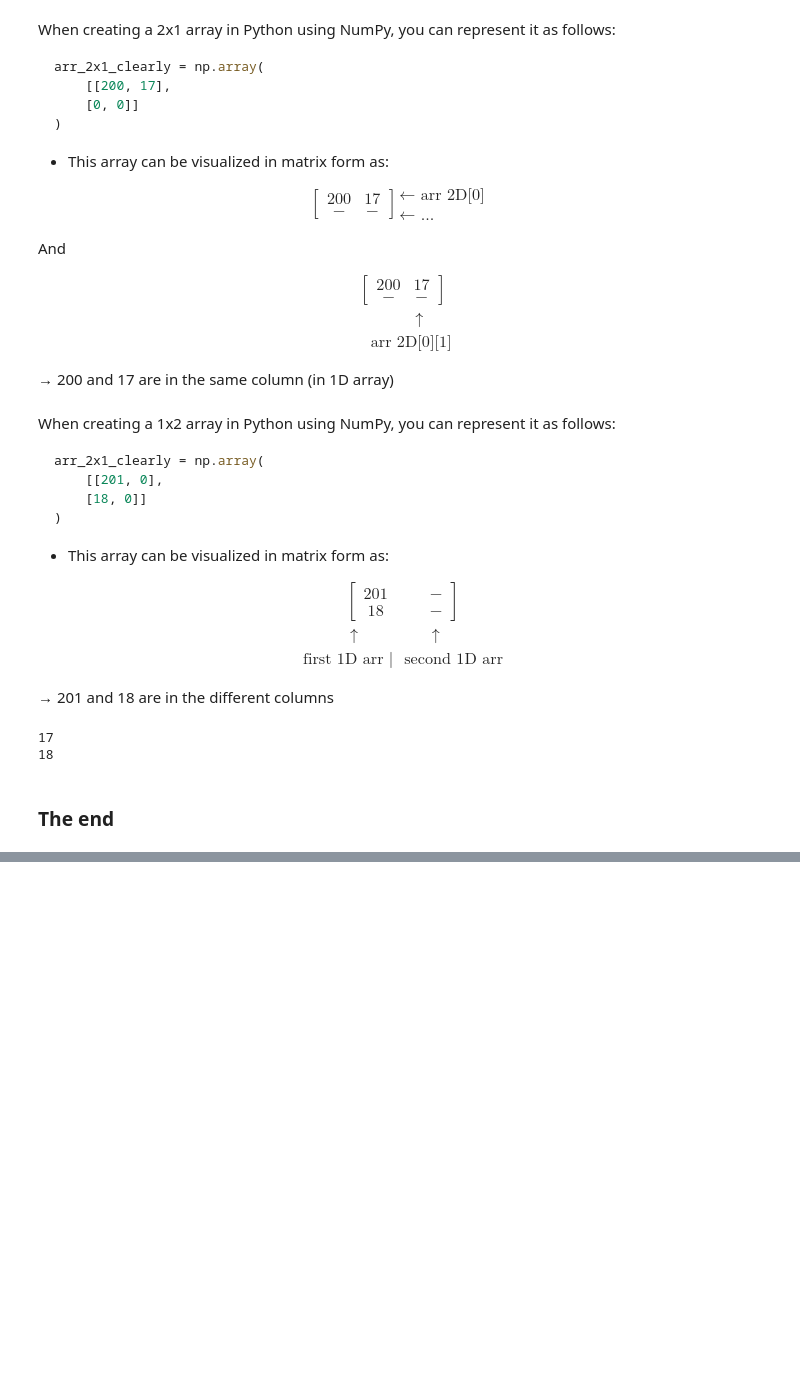
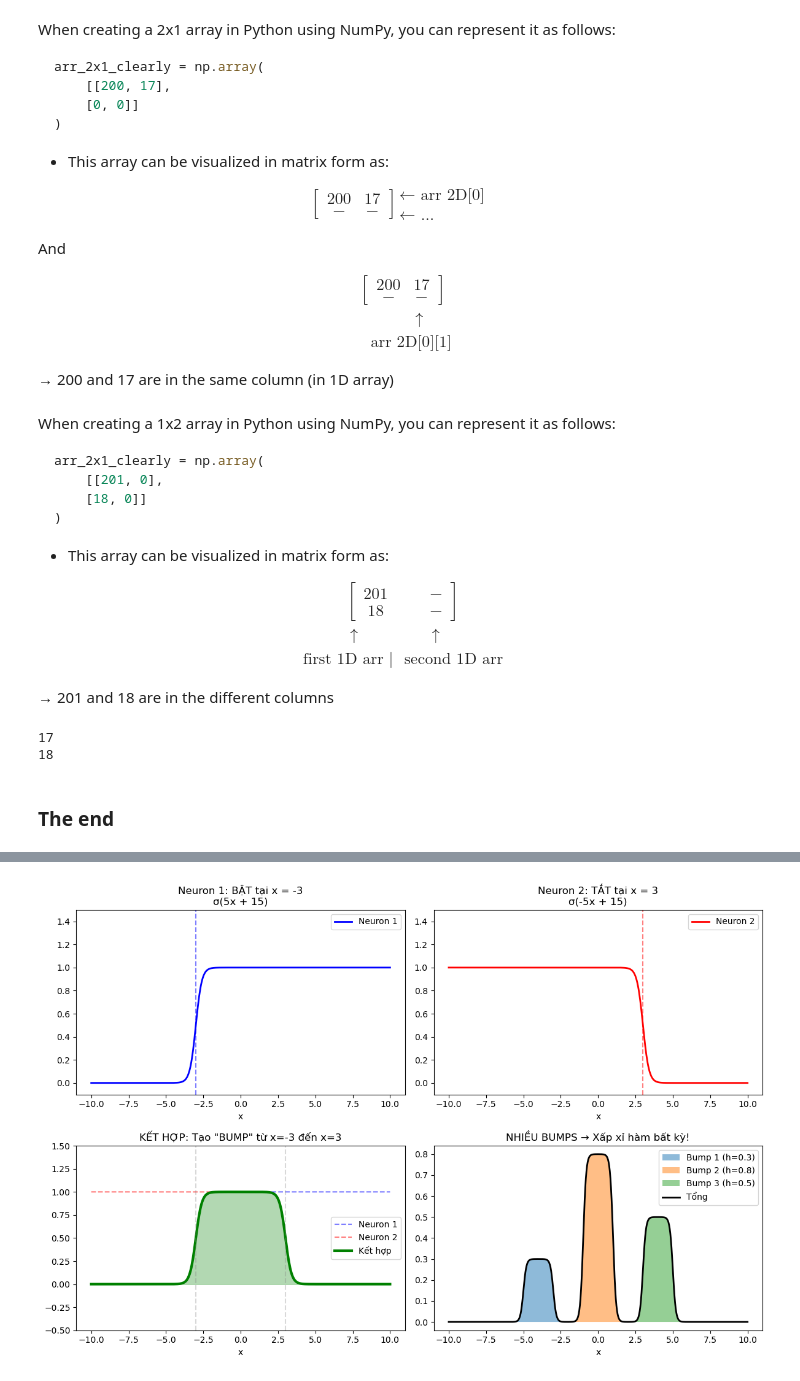
Before and after one commit to doduyquy/SGU_2025_ML_Fundamentals, a Jupyter notebook: testing.ipynb, the cells around one changed output, grey strips where cells are left out. Saved outputs shown, nothing was run; the diff lists cells and outputs as text; code cells hidden in the pictures; blank space fills up the shorter version.

```diff
--- a/testing.ipynb
+++ b/testing.ipynb
@@ -84,0 +189,79 @@ print(arr_1x2[1][0])    # in the second row, get the value at first column
+# %%
+# ============================================================
+# PHẦN 2: HAI NEURONS TẠO RA "BUMP" (HÌNH CHỮ NHẬT)
+# ============================================================
+
+x = np.linspace(-10, 10, 500)
+
+fig, axes = plt.subplots(2, 2, figsize=(12, 8))
+
+# Neuron 1: Bật tại x = -3 (sigmoid đi lên)
+w1, b1 = 5, 15  # sigmoid(5x + 15) → tâm tại x = -3
+neuron1 = sigmoid(w1 * x + b1)
+
+# Neuron 2: Tắt tại x = 3 (sigmoid đi xuống = 1 - sigmoid đi lên)
+w2, b2 = -5, 15  # sigmoid(-5x + 15) → tâm tại x = 3
+neuron2 = sigmoid(w2 * x + b2)
+
+# Vẽ từng neuron
+axes[0, 0].plot(x, neuron1, 'b-', linewidth=2, label='Neuron 1')
+axes[0, 0].axvline(x=-3, color='blue', linestyle='--', alpha=0.5)
+axes[0, 0].set_title('Neuron 1: BẬT tại x = -3\nσ(5x + 15)')
+axes[0, 0].set_xlabel('x')
+axes[0, 0].legend()
+axes[0, 0].set_ylim(-0.1, 1.5)
+
+axes[0, 1].plot(x, neuron2, 'r-', linewidth=2, label='Neuron 2')
+axes[0, 1].axvline(x=3, color='red', linestyle='--', alpha=0.5)
+axes[0, 1].set_title('Neuron 2: TẮT tại x = 3\nσ(-5x + 15)')
+axes[0, 1].set_xlabel('x')
+axes[0, 1].legend()
+axes[0, 1].set_ylim(-0.1, 1.5)
+
+# Kết hợp 2 neurons
+bump = neuron1 + neuron2 - 1  # Trừ 1 để normalize
+axes[1, 0].plot(x, neuron1, 'b--', alpha=0.5, label='Neuron 1')
+axes[1, 0].plot(x, neuron2, 'r--', alpha=0.5, label='Neuron 2')
+axes[1, 0].plot(x, bump, 'g-', linewidth=3, label='Kết hợp')
+axes[1, 0].axvline(x=-3, color='gray', linestyle='--', alpha=0.3)
+axes[1, 0].axvline(x=3, color='gray', linestyle='--', alpha=0.3)
+axes[1, 0].fill_between(x, 0, np.maximum(bump, 0), alpha=0.3, color='green')
+axes[1, 0].set_title('KẾT HỢP: Tạo "BUMP" từ x=-3 đến x=3')
+axes[1, 0].set_xlabel('x')
+axes[1, 0].legend()
+axes[1, 0].set_ylim(-0.5, 1.5)
+
+# Nhiều bumps với chiều cao khác nhau
+bump1 = 0.3 * (sigmoid(10*(x+5)) + sigmoid(-10*(x+3)) - 1)
+bump2 = 0.8 * (sigmoid(10*(x+1)) + sigmoid(-10*(x-1)) - 1)
+bump3 = 0.5 * (sigmoid(10*(x-3)) + sigmoid(-10*(x-5)) - 1)
+combined = np.maximum(bump1, 0) + np.maximum(bump2, 0) + np.maximum(bump3, 0)
+
+axes[1, 1].fill_between(x, 0, np.maximum(bump1, 0), alpha=0.5, label='Bump 1 (h=0.3)')
+axes[1, 1].fill_between(x, 0, np.maximum(bump2, 0), alpha=0.5, label='Bump 2 (h=0.8)')
+axes[1, 1].fill_between(x, 0, np.maximum(bump3, 0), alpha=0.5, label='Bump 3 (h=0.5)')
+axes[1, 1].plot(x, combined, 'k-', linewidth=2, label='Tổng')
+axes[1, 1].set_title('NHIỀU BUMPS → Xấp xỉ hàm bất kỳ!')
+axes[1, 1].set_xlabel('x')
+axes[1, 1].legend()
+
+plt.tight_layout()
+plt.show()
+
+print("""
+┌─────────────────────────────────────────────────────────────┐
+│                    NGUYÊN LÝ CƠ BẢN                         │
+├─────────────────────────────────────────────────────────────┤
+│                                                             │
+│  2 neurons → 1 bump (hình chữ nhật)                        │
+│  4 neurons → 2 bumps                                        │
+│  2n neurons → n bumps                                       │
+│                                                             │
+│  → Với đủ nhiều bumps, ta xấp xỉ được MỌI ĐƯỜNG CONG!      │
+│                                                             │
+│  Giống như cách ta xếp các khối LEGO để tạo hình bất kỳ    │
+│                                                             │
+└─────────────────────────────────────────────────────────────┘
+""")
+# %% [output]
+[figure, added]
```
Also changed, not shown: parts of 9 cells of this notebook, 1 other file.
